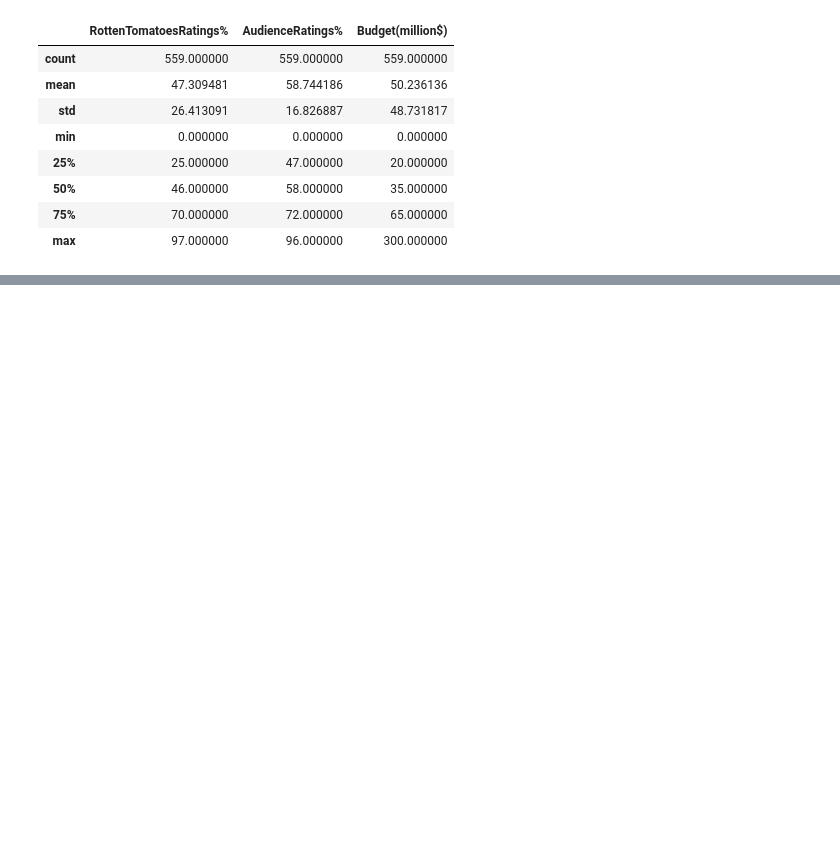
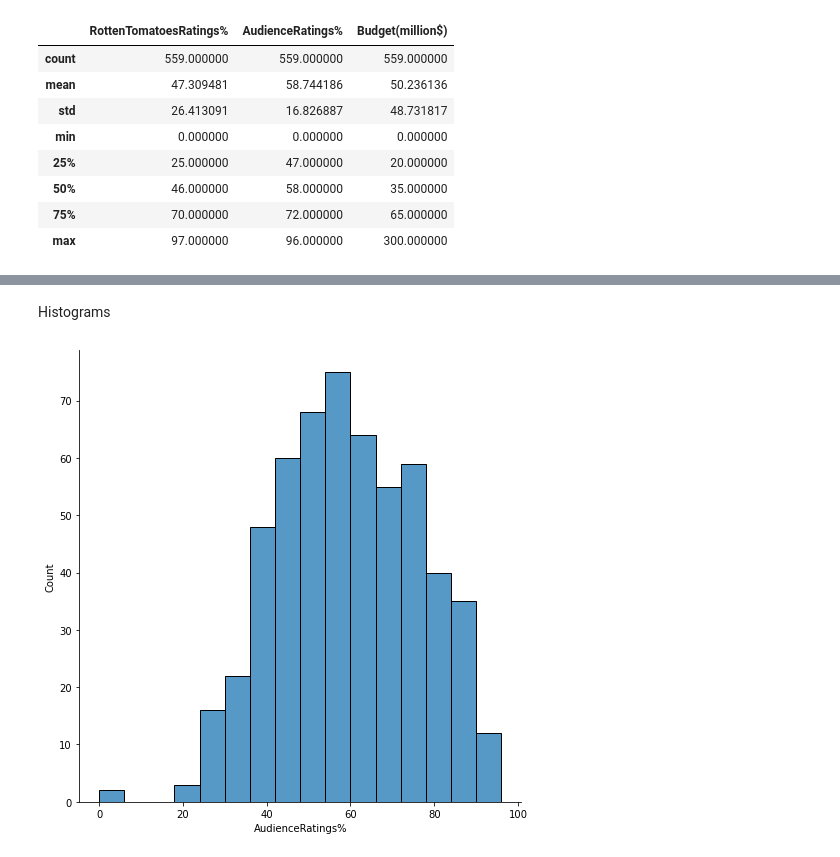
Before and after one commit to 00Halfman00/MLApprentice, a Jupyter notebook: pythonA-Z/categorical_variables.ipynb, the cells around one changed output, grey strips where cells are left out. Saved outputs shown, nothing was run; the diff lists cells and outputs as text; code cells hidden in the pictures; blank space fills up the shorter version.

```diff
--- a/pythonA-Z/categorical_variables.ipynb
+++ b/pythonA-Z/categorical_variables.ipynb
@@ -130,0 +153,6 @@ df.describe()
+# %% [markdown]
+Histograms
+# %%
+v2 = sns.displot(df['AudienceRatings%'], height=7, kind='hist' )
+# %% [output]
+[figure, added]
```
Also changed, not shown: parts of 36 cells of this notebook, 5 other files.
